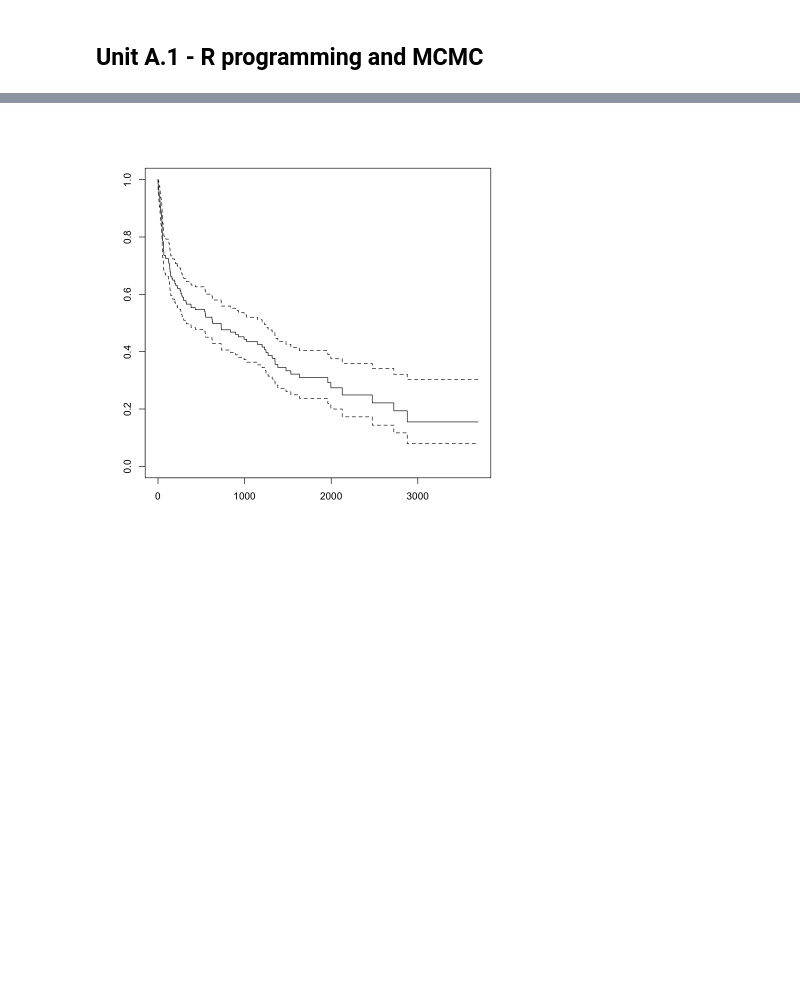
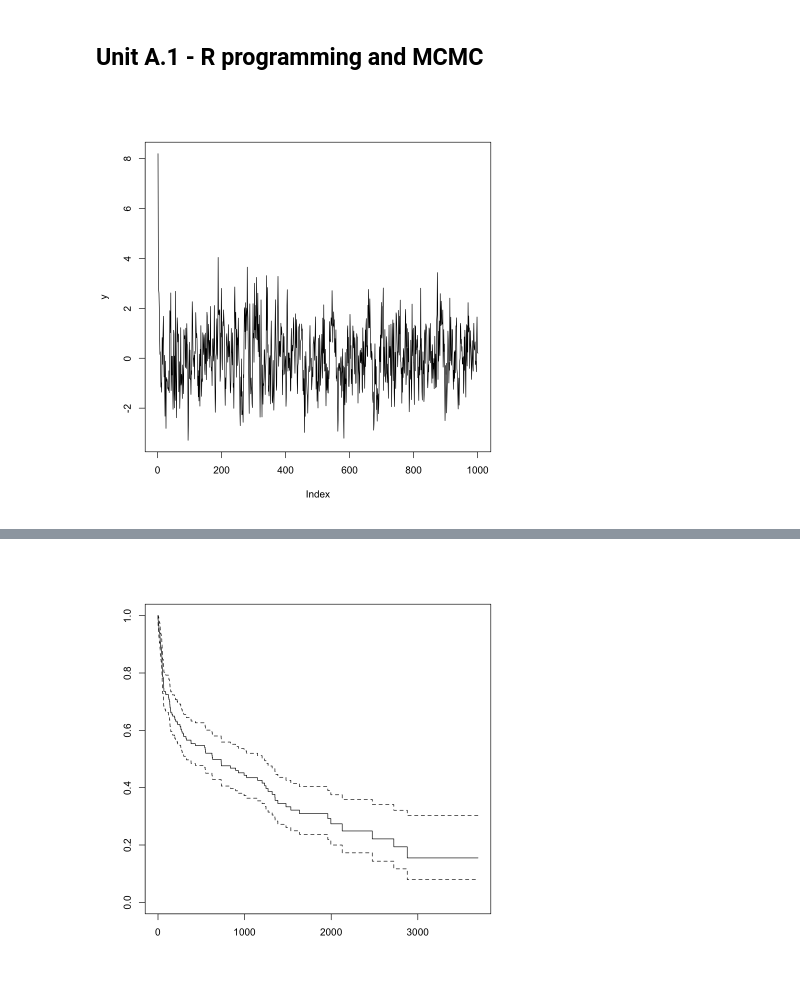
Before and after one commit to tommasorigon/CompStat, a Jupyter notebook: notebook/un_A1.ipynb, the cells around one changed output, grey strips where cells are left out. Saved outputs shown, nothing was run; the diff lists cells and outputs as text; code cells hidden in the pictures; blank space fills up the shorter version.

```diff
--- a/notebook/un_A1.ipynb
+++ b/notebook/un_A1.ipynb
@@ -2,3 +2,17 @@
 <a href="https://colab.research.google.com/github/tommasorigon/CompStat/blob/main/notebook/un_A1.ipynb" target="_parent"><img src="https://colab.research.google.com/assets/colab-badge.svg" alt="Open In Colab"/></a>
 # %% [markdown]
 ## Unit A.1 - R programming and MCMC
+# %%
+R <- 10^3
+
+# Example 1, stationary process
+rho <- 0.5
+y <- numeric(R + 1)
+y[1] <- rnorm(1, 10, 1)
+for(r in 1:R){
+    y[r + 1] = rho * y[r] + rnorm(1)
+}
+
+plot(y, type = "l")
+# %% [output]
+[figure, added]
```
Also changed, not shown: parts of 6 cells of this notebook.
